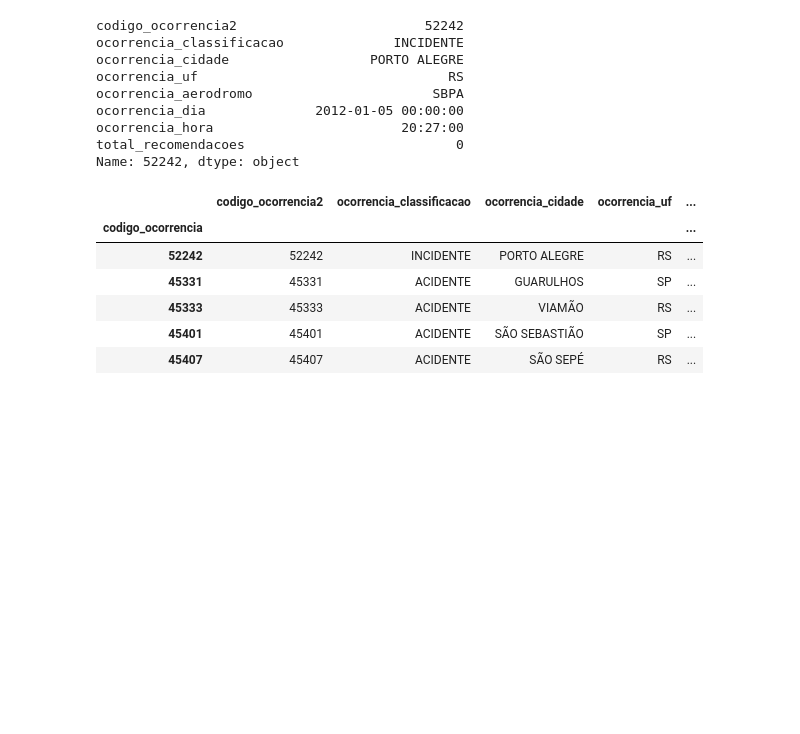
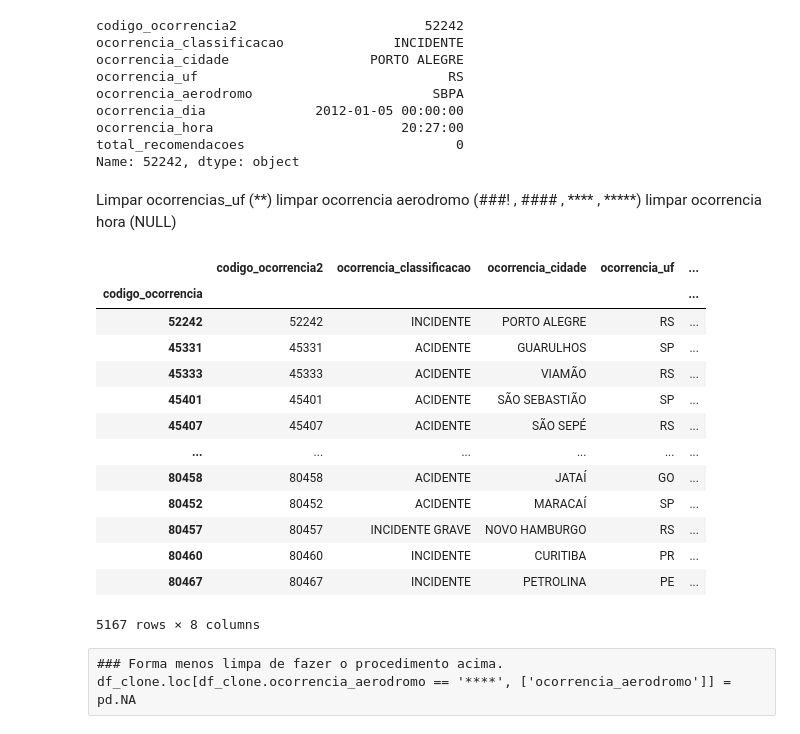
Before and after one commit to Osiel1981/CursoETLdio, a Jupyter notebook: ProjetoOcorrenciasAeronauticas.ipynb, the cells around one changed output. Drawn from its saved outputs; the diff is of its cells as text; code cells hidden in the pictures; blank space fills up the shorter version.

```diff
--- a/ProjetoOcorrenciasAeronauticas.ipynb
+++ b/ProjetoOcorrenciasAeronauticas.ipynb
@@ -121,13 +121,24 @@ ocorrencia_dia              2012-01-05 00:00:00
 ocorrencia_hora                        20:27:00
 total_recomendacoes                           0
 Name: 52242, dtype: object
-# %%
-df_clone.head(5)
-# %% [output]
-|  | codigo_ocorrencia2 | ocorrencia_classificacao | ocorrencia_cidade | ocorrencia_uf | ... |
-| codigo_ocorrencia |  |  |  |  | ... |
-| 52242 | 52242 | INCIDENTE | PORTO ALEGRE | RS | ... |
-| 45331 | 45331 | ACIDENTE | GUARULHOS | SP | ... |
-| 45333 | 45333 | ACIDENTE | VIAMÃO | RS | ... |
-| 45401 | 45401 | ACIDENTE | SÃO SEBASTIÃO | SP | ... |
-| 45407 | 45407 | ACIDENTE | SÃO SEPÉ | RS | ... |
+# %% [markdown]
+Limpar ocorrencias_uf (**)
+limpar ocorrencia aerodromo (###! , #### , **** , *****)
+limpar ocorrencia hora (NULL)
+# %%
+df_clone
+# %% [output]
+|  | codigo_ocorrencia2 | ocorrencia_classificacao | ocorrencia_cidade | ocorrencia_uf | ... |
+| codigo_ocorrencia |  |  |  |  | ... |
+| 52242 | 52242 | INCIDENTE | PORTO ALEGRE | RS | ... |
+| 45331 | 45331 | ACIDENTE | GUARULHOS | SP | ... |
+| 45333 | 45333 | ACIDENTE | VIAMÃO | RS | ... |
+| 45401 | 45401 | ACIDENTE | SÃO SEBASTIÃO | SP | ... |
+| 45407 | 45407 | ACIDENTE | SÃO SEPÉ | RS | ... |
+| ... | ... | ... | ... | ... | ... |
+| 80458 | 80458 | ACIDENTE | JATAÍ | GO | ... |
+| 80452 | 80452 | ACIDENTE | MARACAÍ | SP | ... |
+| 80457 | 80457 | INCIDENTE GRAVE | NOVO HAMBURGO | RS | ... |
+| 80460 | 80460 | INCIDENTE | CURITIBA | PR | ... |
+| 80467 | 80467 | INCIDENTE | PETROLINA | PE | ... |
+5167 rows × 8 columns
@@ -133,0 +147,2 @@ df_clone.head(5)
+# %% [raw]
+### Forma menos limpa de fazer o procedimento acima. df_clone.loc[df_clone.ocorrencia_aerodromo == '****', ['ocorrencia_aerodromo']] = pd.NA
```
Also changed, not shown: parts of 21 cells of this notebook, 1 other file.
